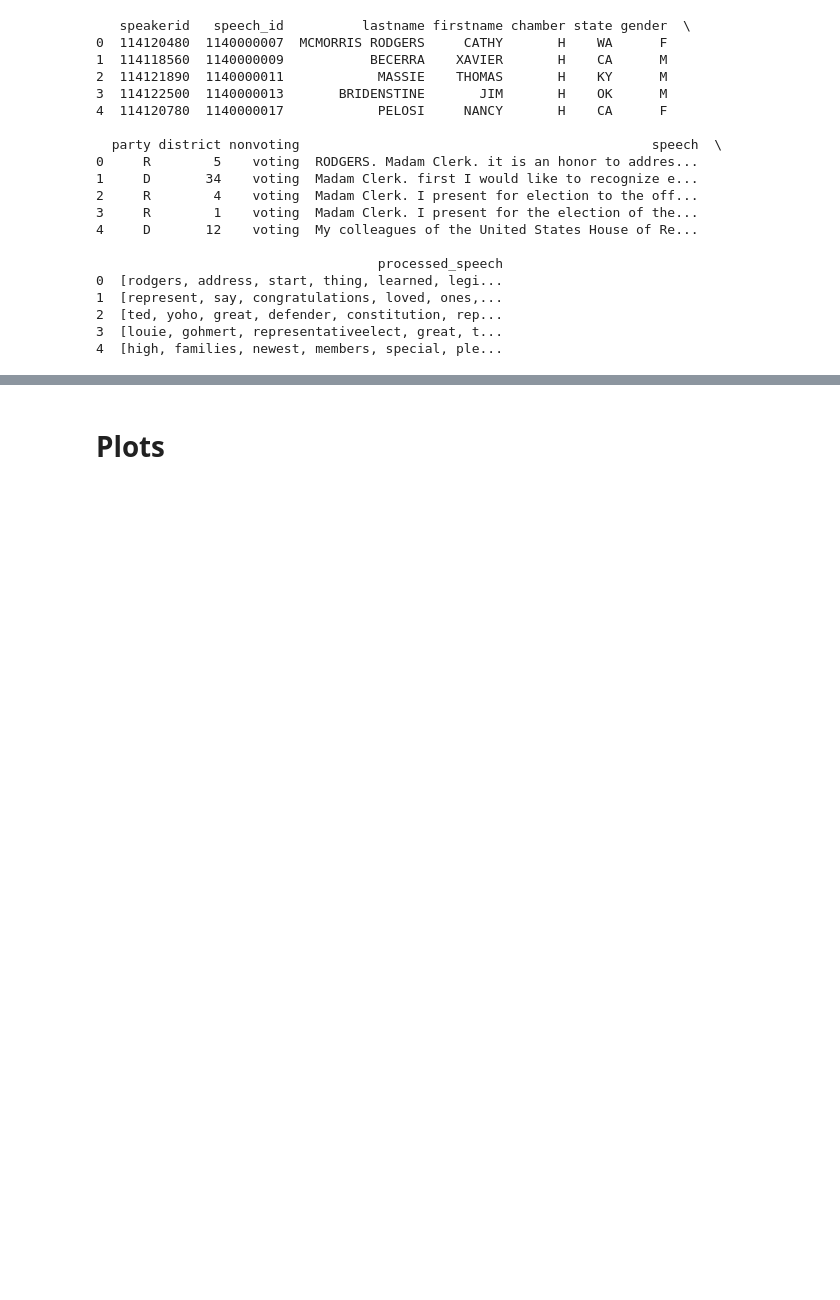
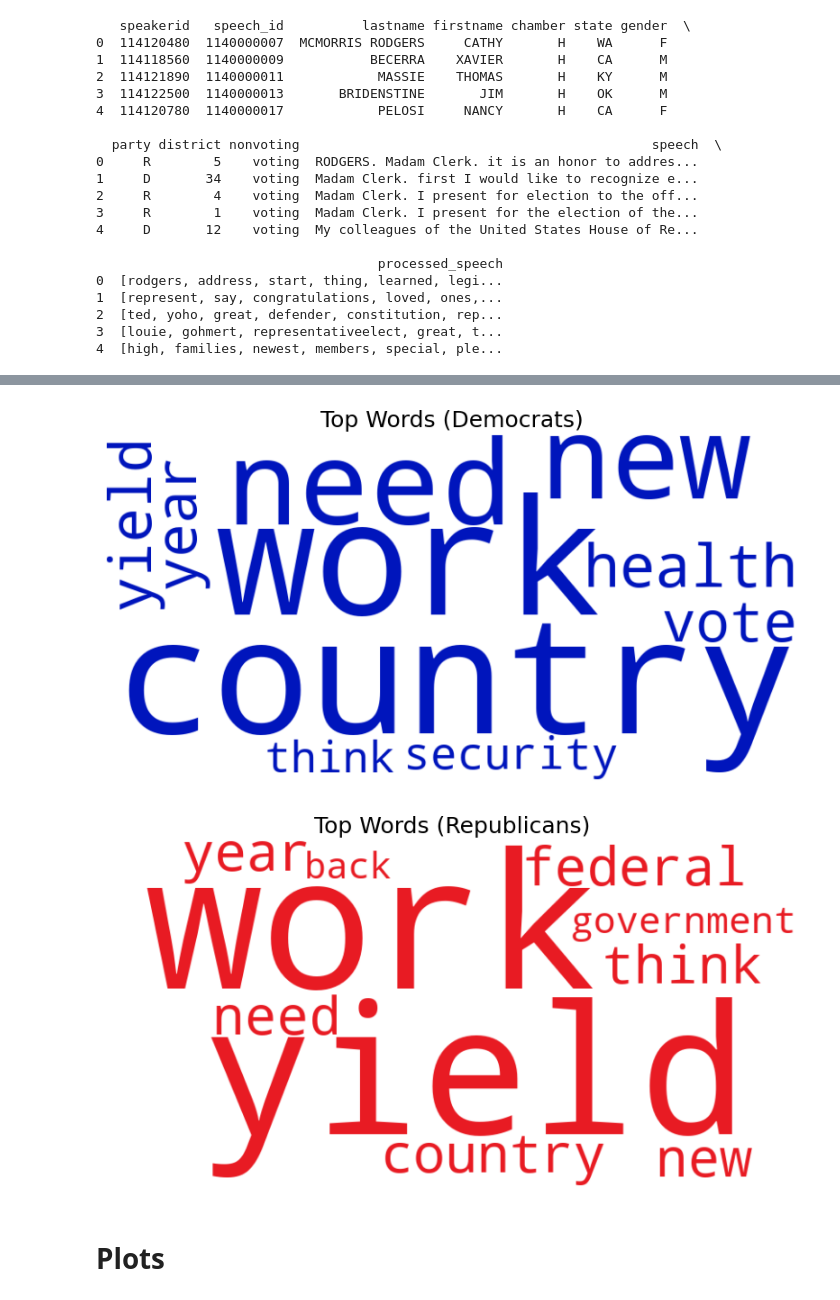
Before and after one commit to math117x/02807CompTools, a Jupyter notebook: Notebooks/apriori.ipynb, the cells around one changed output, grey strips where cells are left out. Cells and saved outputs as stored; diff of their text form; code cells hidden in the pictures; blank space fills up the shorter version.

```diff
--- a/Notebooks/apriori.ipynb
+++ b/Notebooks/apriori.ipynb
@@ -263,3 +273,56 @@ Pair: ('iran', 'deal'), Support Count: 29960
+# %%
+# Updated data for Republicans
+republican_single_counts = {
+    "work": 12109,
+    "yield": 11137,
+    "country": 11002,
+    "federal": 10915,
+    "year": 10844,
+    "think": 10562,
+    "need": 10506,
+    "new": 10334,
+    "government": 10228,
+    "back": 9810,
+}
+
+# Example data for Democrat single items
+democrat_single_counts = {
+    "country": 13257,
+    "work": 13026,
+    "need": 11658,
+    "new": 11366,
+    "health": 10995,
+    "yield": 10450,
+    "vote": 9873,
+    "year": 9836,
+    "security": 9736,
+    "think": 9498,
+}
+
+# Function to generate and display a word cloud with a custom color
+def generate_word_cloud(counts, title, color):
+    wordcloud = WordCloud(
+        width=800,
+        height=400,
+        background_color="white",
+        colormap="Blues"  # Default colormap (not used since we'll manually set color)
+    ).generate_from_frequencies(counts)
+
+    # Customizing word cloud color
+    plt.figure(figsize=(10, 5))
+    plt.imshow(wordcloud.recolor(color_func=lambda *args, **kwargs: color), interpolation="bilinear")
+    plt.axis("off")
+    plt.title(title, fontsize=18)
+    plt.show()
+
+# Generate word cloud for Democrat single words with blue color (0015BC)
+generate_word_cloud(democrat_single_counts, "Top Words (Democrats)", "#0015BC")
+
+# Generate word cloud for Republican single words with red color (E81B23)
+generate_word_cloud(republican_single_counts, "Top Words (Republicans)", "#E81B23")
+# %% [output]
+[figure, added]
+[figure, added]
 # %% [markdown]
 # Plots
 # %%
```
Also changed, not shown: parts of 11 cells of this notebook.
